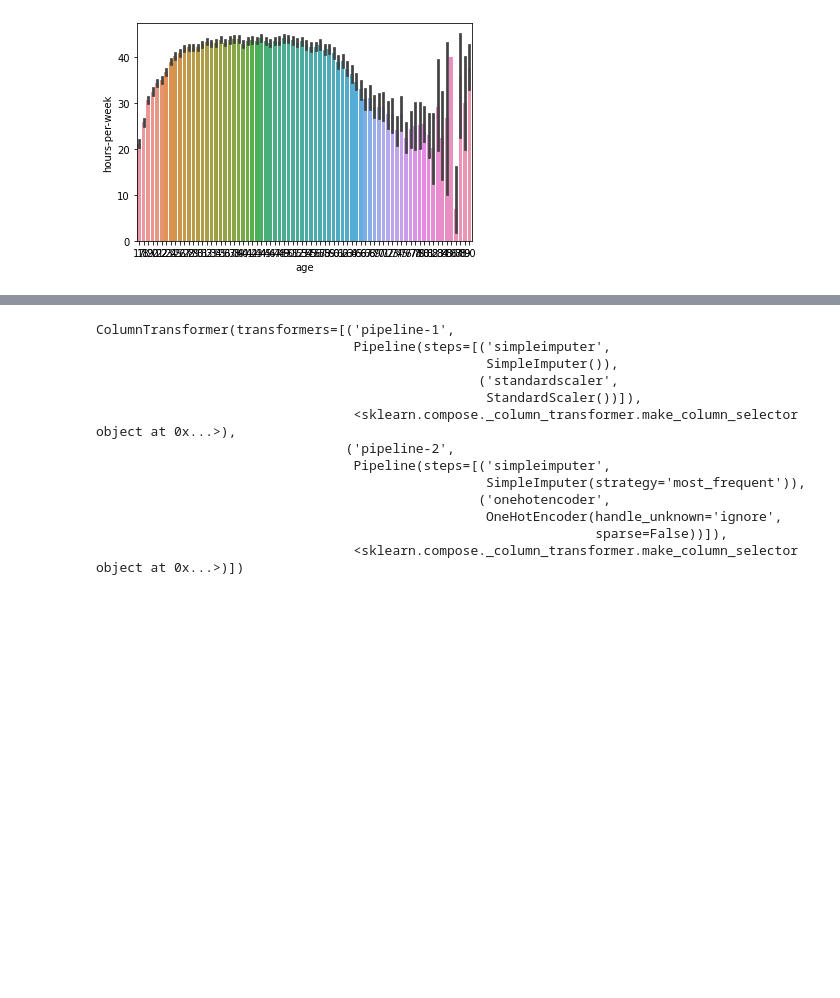
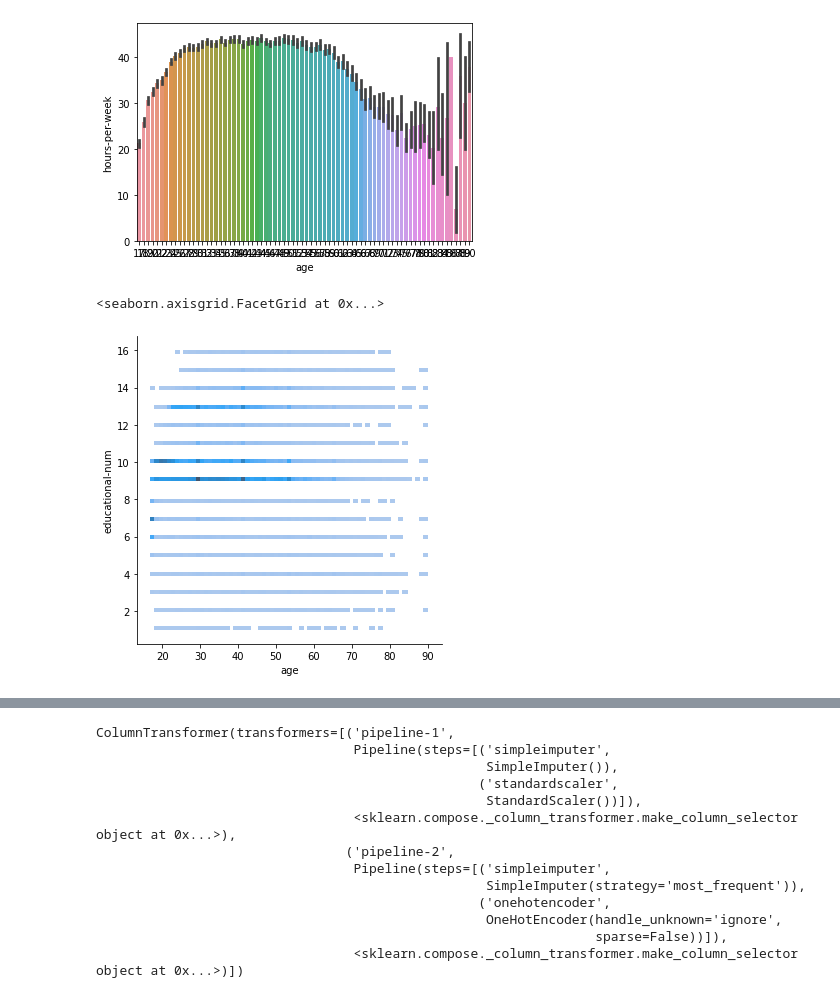
Before and after one commit to GeneralHassaan/Project_2, a Jupyter notebook: h_a_proj2.ipynb, the cells around one changed output, grey strips where cells are left out. Saved outputs shown, nothing was run; the diff lists cells and outputs as text; code cells hidden in the pictures; blank space fills up the shorter version.

```diff
--- a/h_a_proj2.ipynb
+++ b/h_a_proj2.ipynb
@@ -164,6 +134,11 @@ sns.barplot(data = df, x = 'age' , y = 'hours-per-week' )
 # %% [output]
 <matplotlib.axes._subplots.AxesSubplot at 0x...>
 [figure]
+# %%
+sns.displot(data = df, x='age' , y='educational-num' )
+# %% [output]
+<seaborn.axisgrid.FacetGrid at 0x...>
+[figure, added]
 # %%
 sns.pairplot(df)
 # %% [output]
```
Also changed, not shown: parts of 17 cells of this notebook.
